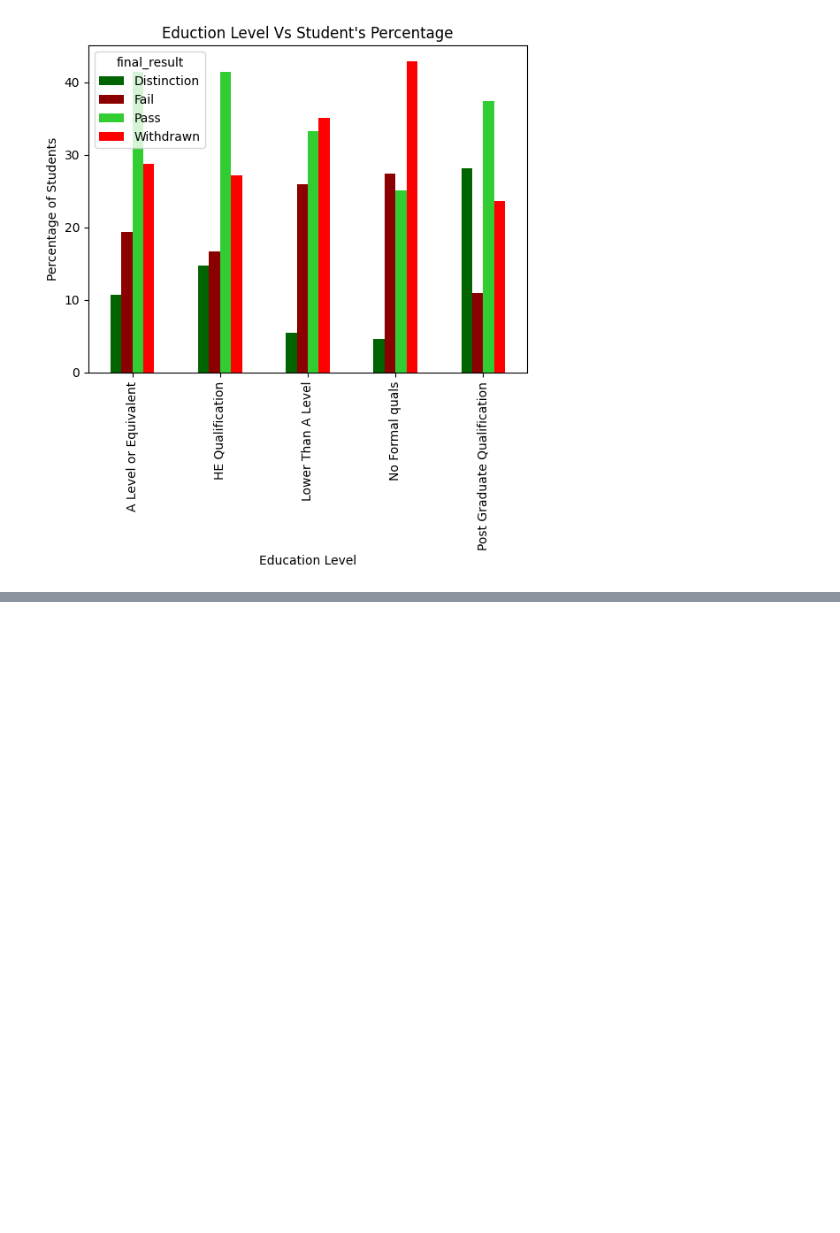
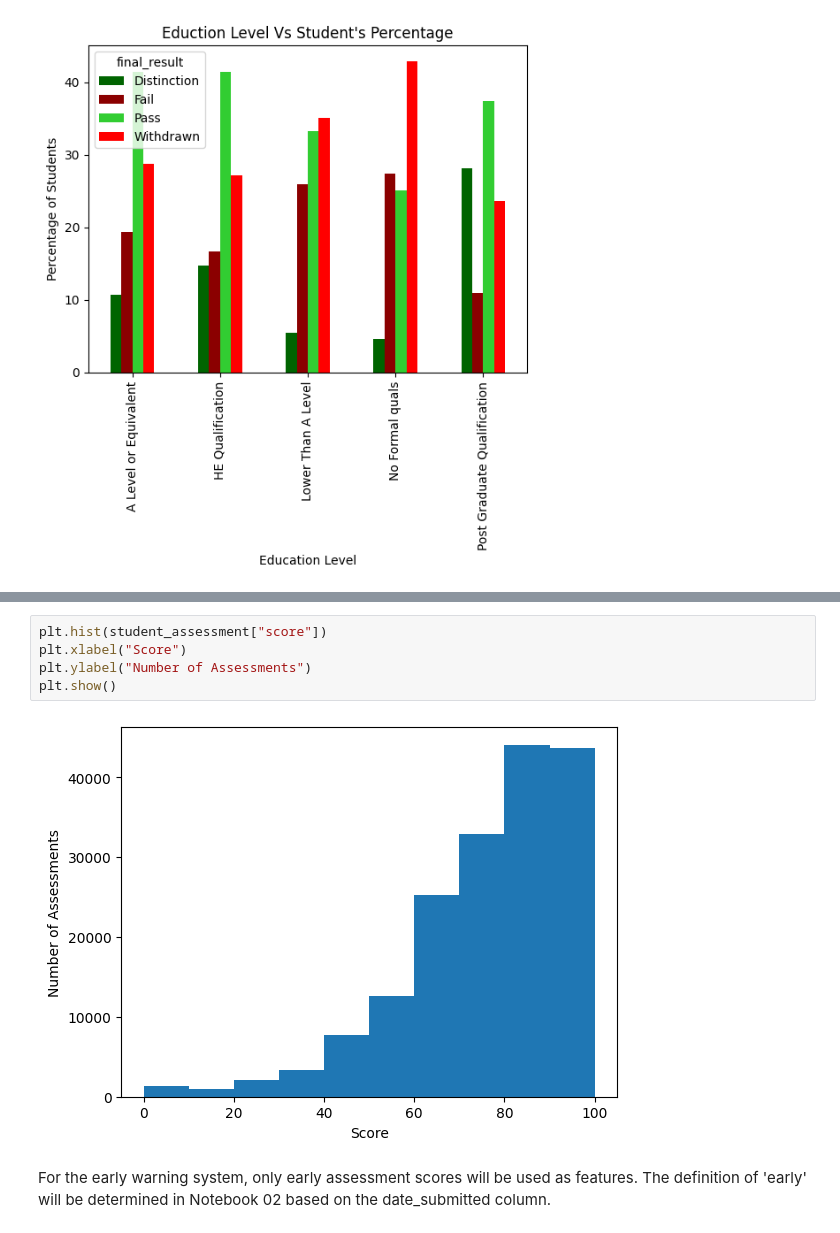
Before and after one commit to BrightTimothy/Student-performance-predictor, a Jupyter notebook: notebooks/EDA.ipynb, the cells around one changed output, grey strips where cells are left out. Drawn from its saved outputs; the diff is of its cells as text; blank space fills up the shorter version.

```diff
--- a/notebooks/EDA.ipynb
+++ b/notebooks/EDA.ipynb
@@ -481,0 +516,9 @@ plt.show()
+# %%
+plt.hist(student_assessment["score"])
+plt.xlabel("Score")
+plt.ylabel("Number of Assessments")
+plt.show()
+# %% [output]
+[figure, added]
+# %% [markdown]
+For the early warning system, only early assessment scores will be used as features. The definition of 'early' will be determined in Notebook 02 based on the date_submitted column.
```
Also changed, not shown: parts of 34 cells of this notebook.
